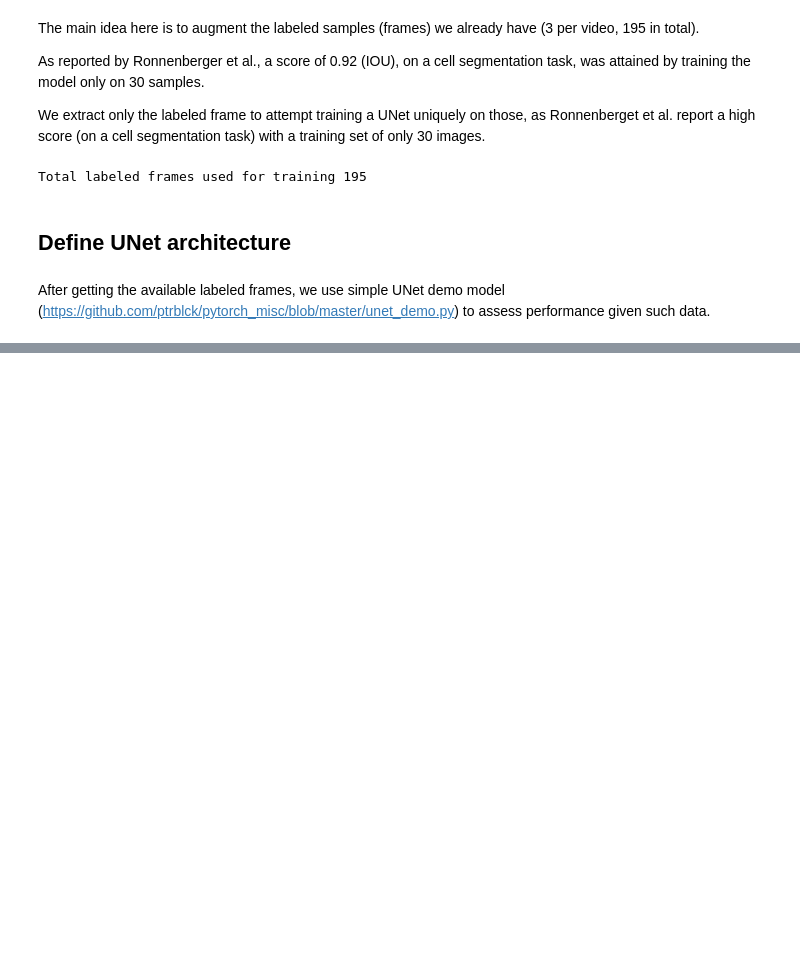
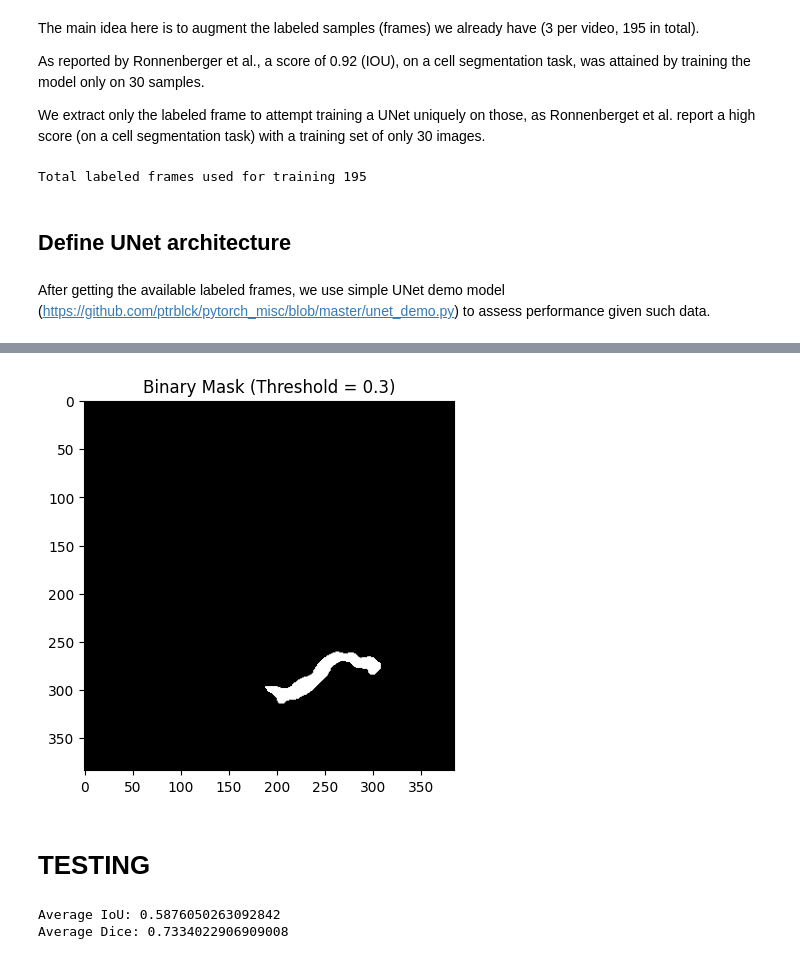
Before and after one commit to lambione/ETH-KAGGLE-COMPETITIONS-AML, a Jupyter notebook: PROJECT_2/unet_training.ipynb, the cells around one changed output, grey strips where cells are left out. Cells and saved outputs as stored; diff of their text form; code cells hidden in the pictures; blank space fills up the shorter version.

```diff
--- a/PROJECT_2/unet_training.ipynb
+++ b/PROJECT_2/unet_training.ipynb
@@ -222,0 +306,22 @@ plt.imshow((torch.sigmoid(last_output)>prob_thresh).squeeze(0).squeeze(0).detach
+# %%
+def threshold_mask(pred, threshold=0.3):
+    # Ensure pred is squeezed, detached, and on CPU
+    pred = pred.squeeze().detach().cpu()
+    binary_mask = (pred > threshold).float()
+
+    return binary_mask
+# %%
+with torch.no_grad():
+    pred = model(frame_in)
+    pred = torch.sigmoid(pred)
+    pred = pred.squeeze()  # HxW
+
+binary_mask = threshold_mask(pred, threshold=0.3)
+
+plt.imshow(binary_mask, cmap='gray')
+plt.title("Binary Mask (Threshold = 0.3)")
+plt.show()
+# %% [output]
+[figure, added]
+# %% [markdown]
+# TESTING
@@ -222,0 +421,8 @@ plt.imshow((torch.sigmoid(last_output)>prob_thresh).squeeze(0).squeeze(0).detach
+# %%
+results, avg_iou, avg_dice = evaluate_model(model, train_loader, threshold=0.3)
+
+print("Average IoU:", avg_iou)
+print("Average Dice:", avg_dice)
+# %% [output]
+Average IoU: 0.5876050263092842
+Average Dice: 0.7334022906909008
```
Also changed, not shown: parts of 15 cells of this notebook.
